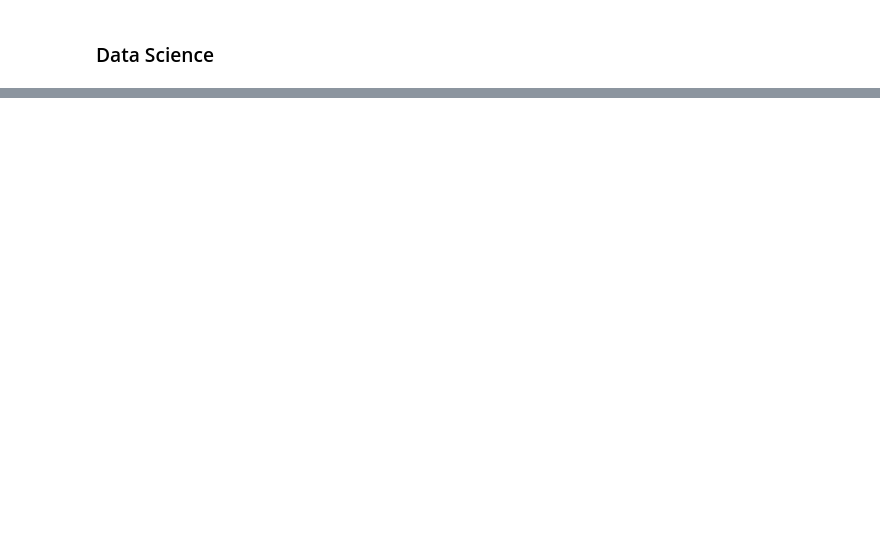
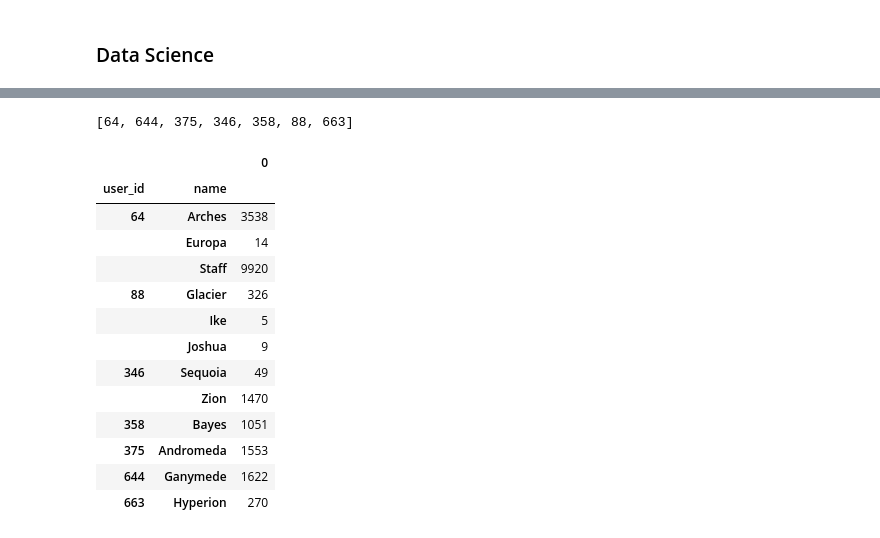
Before and after one commit to Brandon-Martinez27/anomaly_detection_project, a Jupyter notebook: curriculum_access_logs_workbook.ipynb, the cells around one changed output, grey strips where cells are left out. Cells and saved outputs as stored; diff of their text form; code cells hidden in the pictures; blank space fills up the shorter version.

```diff
--- a/curriculum_access_logs_workbook.ipynb
+++ b/curriculum_access_logs_workbook.ipynb
@@ -61,8 +100,5 @@ print(no_id.index.max())
 # %% [markdown]
 #### Web Development and Data Science
-# %%
-# dropped all observations with '/' as page. This is the homepage. ADD TO WRANGLE.py
-df = df.drop(df[df.page == '/'].index)
 # %%
 # created different data frames that split up each program
 ds = df[df.program_id == 3]
@@ -166,0 +369,4 @@ location
+# %%
+# users with no cohort_id
+no_id_users = no_id.groupby('user_id').size().index.to_list()
+no_id_users
@@ -166,0 +391,24 @@ location
+# %%
+# users in original df that coincide with user_ids from the unknown cohort df
+weird_users = df[df.user_id.isin(no_id_users)].user_id.value_counts().index.to_list()
+weird_users
+# %% [output]
+[64, 644, 375, 346, 358, 88, 663]
+# %%
+# users from above respective cohorts
+pd.DataFrame(df[df.user_id.isin(weird_users)].groupby(['user_id', 'name']).size())
+# %% [output]
+|  |  | 0 |
+| user_id | name |  |
+| 64 | Arches | 3538 |
+|  | Europa | 14 |
+|  | Staff | 9920 |
+| 88 | Glacier | 326 |
+|  | Ike | 5 |
+|  | Joshua | 9 |
+| 346 | Sequoia | 49 |
+|  | Zion | 1470 |
+| 358 | Bayes | 1051 |
+| 375 | Andromeda | 1553 |
+| 644 | Ganymede | 1622 |
+| 663 | Hyperion | 270 |
```
Also changed, not shown: parts of 37 cells of this notebook, 1 other file.
